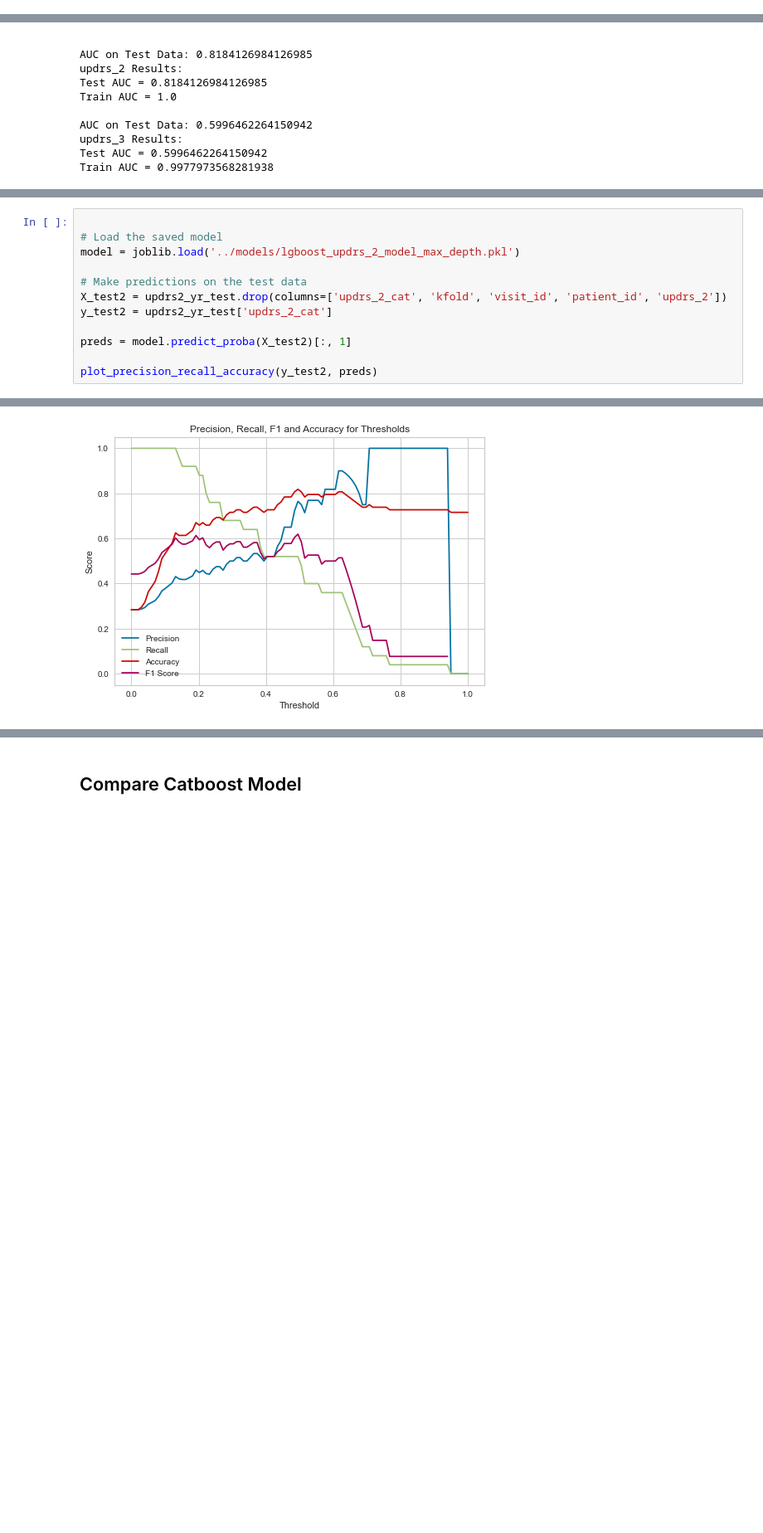
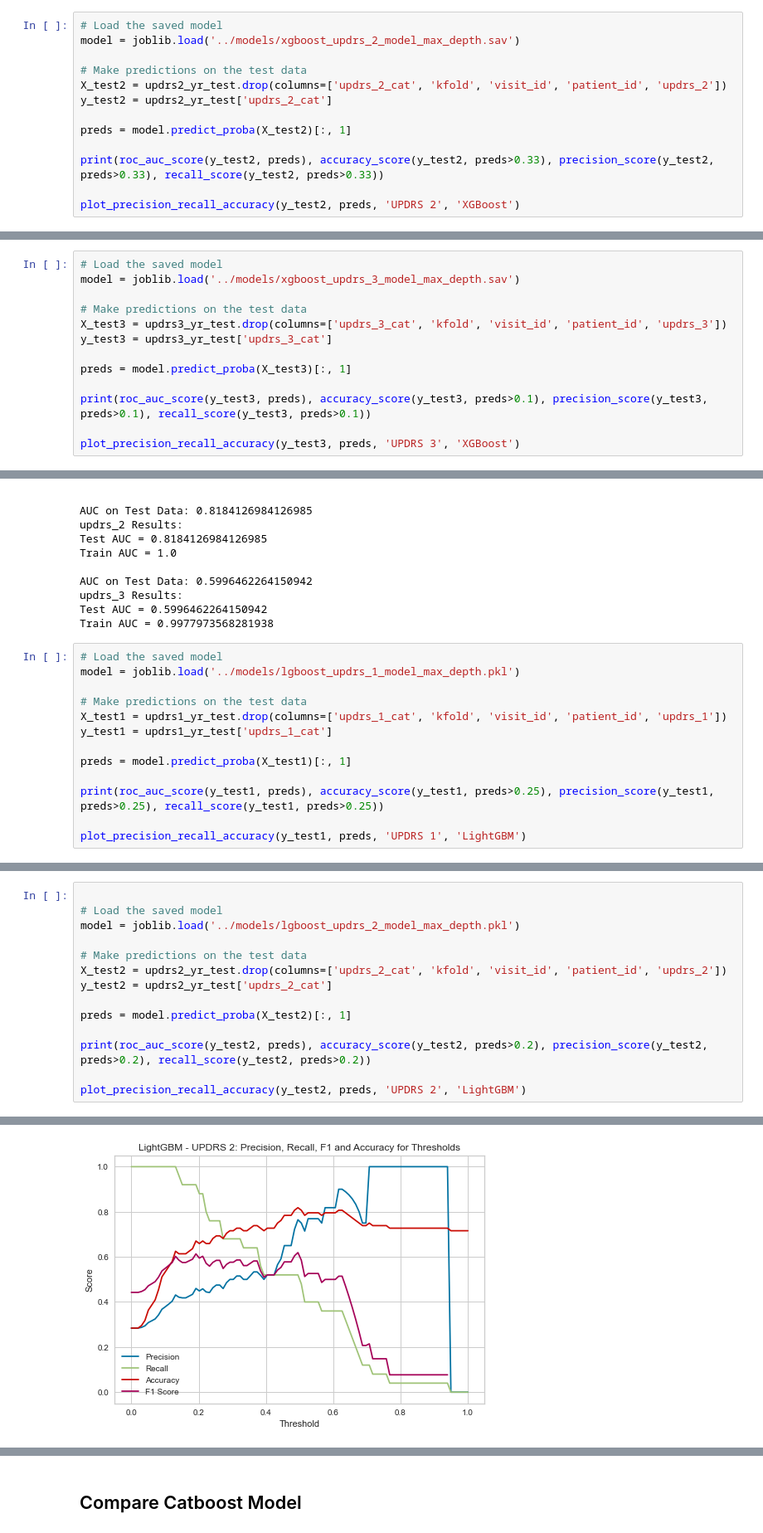
Before and after one commit to dagartga/Boosted-Models-for-Parkinsons-Prediction, a Jupyter notebook: parkinsons_1/notebooks/Compare_SMOTE_1yr_Models.ipynb, the cells around one changed output, grey strips where cells are left out. Shown at 83% size. Saved outputs shown, nothing was run; the diff lists cells and outputs as text; blank space fills up the shorter version.

Commit message:
update Model Charts

```diff
--- a/parkinsons_1/notebooks/Compare_SMOTE_1yr_Models.ipynb
+++ b/parkinsons_1/notebooks/Compare_SMOTE_1yr_Models.ipynb
@@ -626,0 +644,13 @@ Train AUC = 1.0
+# %%
+# Load the saved model
+model = joblib.load('../models/xgboost_updrs_2_model_max_depth.sav')
+
+# Make predictions on the test data
+X_test2 = updrs2_yr_test.drop(columns=['updrs_2_cat', 'kfold', 'visit_id', 'patient_id', 'updrs_2'])
+y_test2 = updrs2_yr_test['updrs_2_cat']
+
+preds = model.predict_proba(X_test2)[:, 1]
+
+print(roc_auc_score(y_test2, preds), accuracy_score(y_test2, preds>0.33), precision_score(y_test2, preds>0.33), recall_score(y_test2, preds>0.33))
+
+plot_precision_recall_accuracy(y_test2, preds, 'UPDRS 2', 'XGBoost')
@@ -626,0 +661,13 @@ Train AUC = 1.0
+# %%
+# Load the saved model
+model = joblib.load('../models/xgboost_updrs_3_model_max_depth.sav')
+
+# Make predictions on the test data
+X_test3 = updrs3_yr_test.drop(columns=['updrs_3_cat', 'kfold', 'visit_id', 'patient_id', 'updrs_3'])
+y_test3 = updrs3_yr_test['updrs_3_cat']
+
+preds = model.predict_proba(X_test3)[:, 1]
+
+print(roc_auc_score(y_test3, preds), accuracy_score(y_test3, preds>0.1), precision_score(y_test3, preds>0.1), recall_score(y_test3, preds>0.1))
+
+plot_precision_recall_accuracy(y_test3, preds, 'UPDRS 3', 'XGBoost')
@@ -684,3 +735,16 @@ AUC on Test Data: 0.5996462264150942
 updrs_3 Results:
 Test AUC = 0.5996462264150942
 Train AUC = 0.9977973568281938
+# %%
+# Load the saved model
+model = joblib.load('../models/lgboost_updrs_1_model_max_depth.pkl')
+
+# Make predictions on the test data
+X_test1 = updrs1_yr_test.drop(columns=['updrs_1_cat', 'kfold', 'visit_id', 'patient_id', 'updrs_1'])
+y_test1 = updrs1_yr_test['updrs_1_cat']
+
+preds = model.predict_proba(X_test1)[:, 1]
+
+print(roc_auc_score(y_test1, preds), accuracy_score(y_test1, preds>0.25), precision_score(y_test1, preds>0.25), recall_score(y_test1, preds>0.25))
+
+plot_precision_recall_accuracy(y_test1, preds, 'UPDRS 1', 'LightGBM')
@@ -695,5 +763,7 @@ y_test2 = updrs2_yr_test['updrs_2_cat']
 
 preds = model.predict_proba(X_test2)[:, 1]
 
-plot_precision_recall_accuracy(y_test2, preds)
+print(roc_auc_score(y_test2, preds), accuracy_score(y_test2, preds>0.2), precision_score(y_test2, preds>0.2), recall_score(y_test2, preds>0.2))
+
+plot_precision_recall_accuracy(y_test2, preds, 'UPDRS 2', 'LightGBM')
 # %% [output]
@@ -700 +771 @@ plot_precision_recall_accuracy(y_test2, preds)
-[figure, old version]
+[figure, new version]
```
Also changed, not shown: parts of 10 cells of this notebook.
